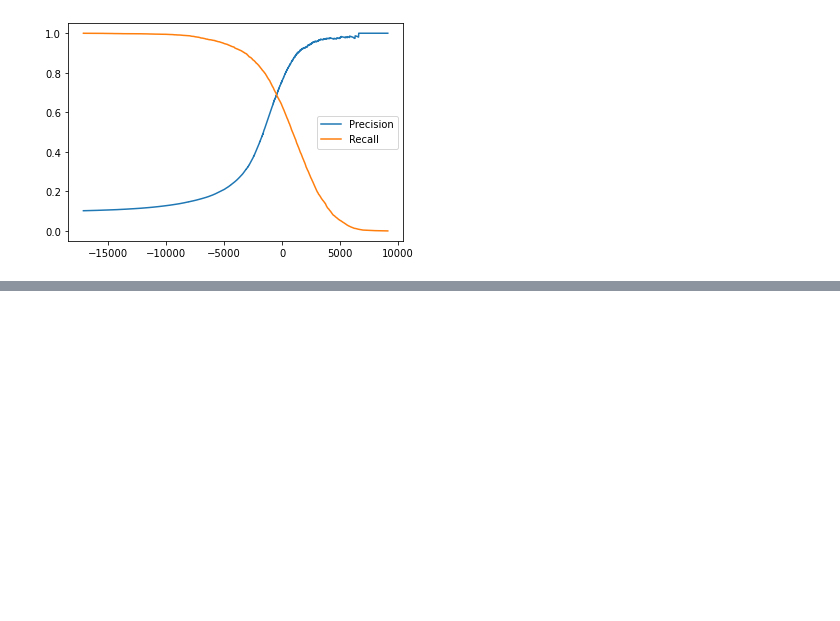
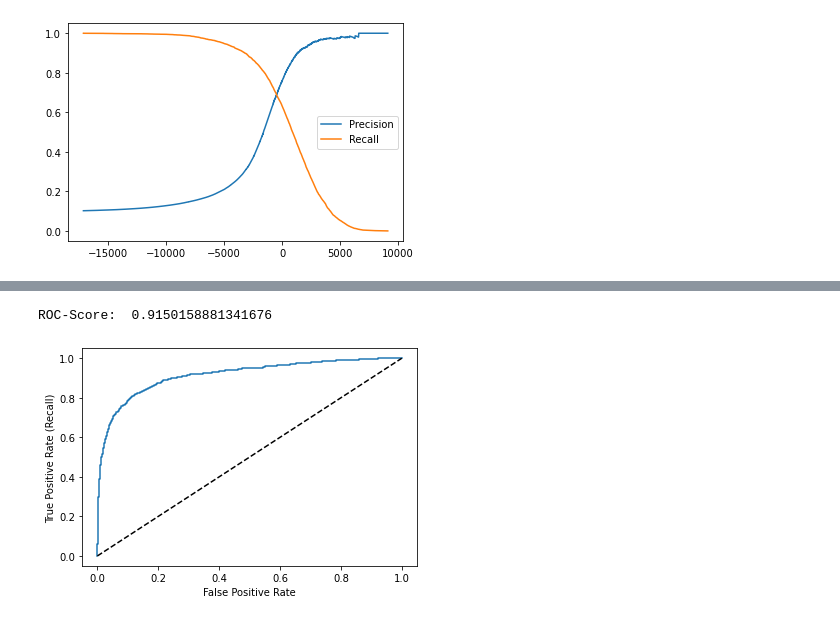
Before and after one commit to MarcelDeSutter/udemy_machine_learning, a Jupyter notebook: notebooks/01-03_Beispielprojekt_Klassifikation.ipynb, the cells around one changed output, grey strips where cells are left out. Drawn from its saved outputs; the diff is of its cells as text; code cells hidden in the pictures; blank space fills up the shorter version.

```diff
--- a/notebooks/01-03_Beispielprojekt_Klassifikation.ipynb
+++ b/notebooks/01-03_Beispielprojekt_Klassifikation.ipynb
@@ -356,0 +394,13 @@ plt.legend();
+# %%
+scores_val = sgd_clf.decision_function(X_val)
+
+false_positive_rates_val, true_positives_rates_val, thresholds_val = roc_curve(y_val_8, scores_val)
+print("ROC-Score: ", roc_auc_score(y_val_8, scores_val))
+
+plt.plot(false_positive_rates_val, true_positives_rates_val)
+plt.plot([0, 1], [0, 1], 'k--') # Diagonalgerade
+plt.ylabel("True Positive Rate (Recall)")
+plt.xlabel("False Positive Rate");
+# %% [output]
+ROC-Score:  0.9150158881341676
+[figure, added]
```
Also changed, not shown: parts of 11 cells of this notebook.
